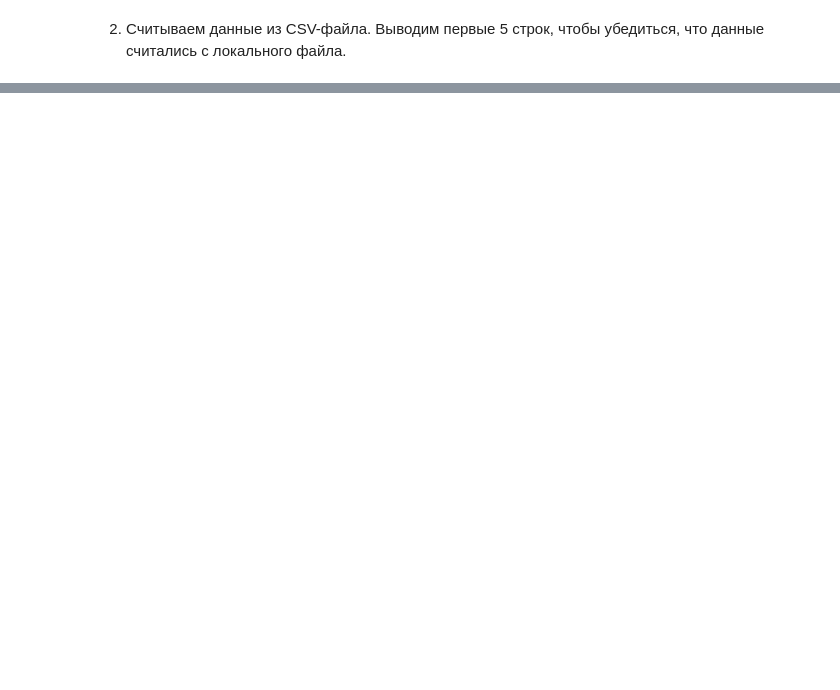
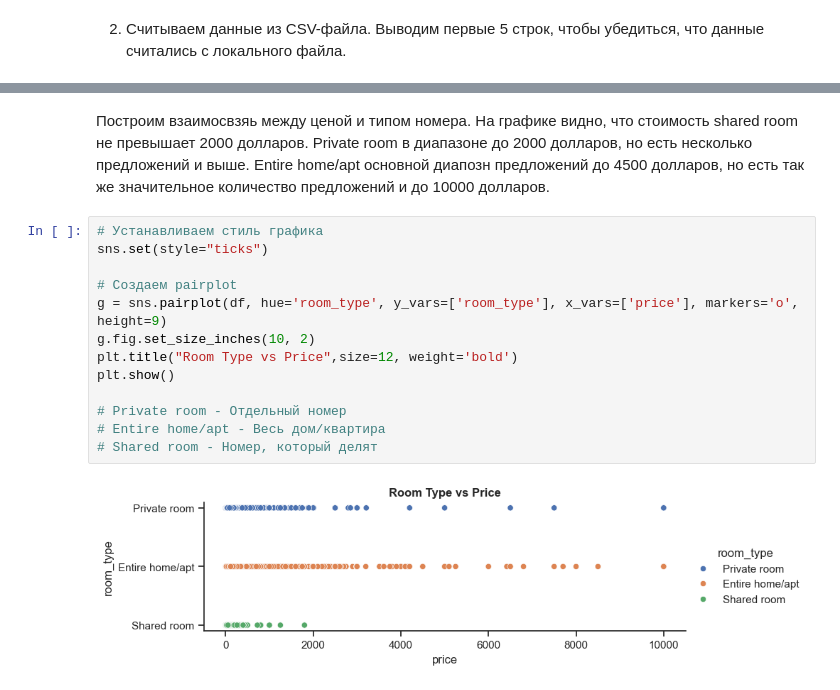
Before and after one commit to DementevAleksander/MachineLearning, a Jupyter notebook: hw-6/hw-6.ipynb, the cells around one changed output, grey strips where cells are left out. Drawn from its saved outputs; the diff is of its cells as text; blank space fills up the shorter version.

```diff
--- a/hw-6/hw-6.ipynb
+++ b/hw-6/hw-6.ipynb
@@ -58,0 +264,21 @@ data.head()
+# %% [markdown]
+Построим взаимосвзяь между ценой и типом номера.
+</br>На графике видно, что стоимость shared room не превышает 2000 долларов.
+</br>Private room в диапазоне до 2000 долларов, но есть несколько предложений и выше.
+</br>Entire home/apt основной диапозн предложений до 4500 долларов,
+но есть так же значительное количество предложений и до 10000 долларов.
+# %%
+# Устанавливаем стиль графика
+sns.set(style="ticks")
+
+# Создаем pairplot
+g = sns.pairplot(df, hue='room_type', y_vars=['room_type'], x_vars=['price'], markers='o', height=9)
+g.fig.set_size_inches(10, 2)
+plt.title("Room Type vs Price",size=12, weight='bold')
+plt.show()
+
+# Private room - Отдельный номер
+# Entire home/apt - Весь дом/квартира
+# Shared room - Номер, который делят
+# %% [output]
+[figure, added]
```
Also changed, not shown: parts of 93 cells of this notebook, 8 other files.
